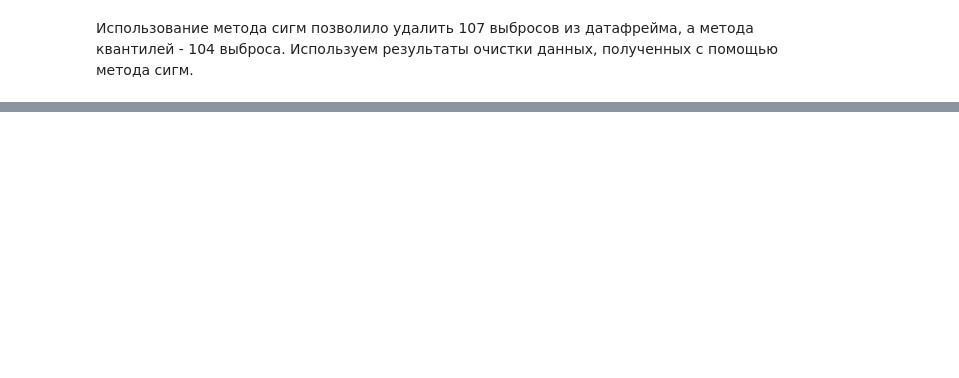
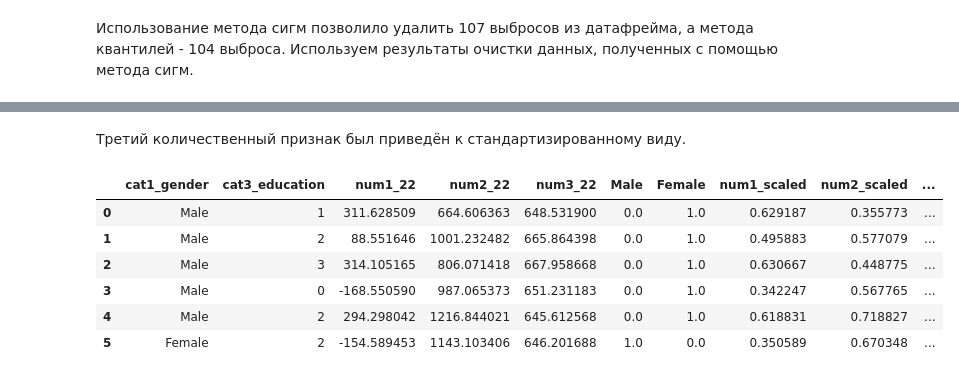
Before and after one commit to Nitrolacs/data_analysis_1_lab, a Jupyter notebook: notebooks/lab_1.ipynb, the cells around one changed output, grey strips where cells are left out. Drawn from its saved outputs; the diff is of its cells as text; code cells hidden in the pictures; blank space fills up the shorter version.

```diff
--- a/notebooks/lab_1.ipynb
+++ b/notebooks/lab_1.ipynb
@@ -255,0 +345,3 @@ dataframe = dataframe_sigma
+# %%
+dataframe[EDUCATION] = label_encoder.fit_transform(dataframe[EDUCATION])
+dataframe[EDUCATION].value_counts()
@@ -255,0 +357,19 @@ dataframe = dataframe_sigma
+# %%
+min_max_scaler = MinMaxScaler()
+scaled_values = min_max_scaler.fit_transform(dataframe[[NUM1, NUM2]])
+dataframe[["num1_scaled", "num2_scaled"]] = scaled_values
+# %% [markdown]
+Третий количественный признак был приведён к стандартизированному виду.
+# %%
+standart_scaler = StandardScaler()
+scaled_values = standart_scaler.fit_transform(dataframe[[NUM3]])
+dataframe["num3_scaled"] = scaled_values
+dataframe.head(6)
+# %% [output]
+|  | cat1_gender | cat3_education | num1_22 | num2_22 | num3_22 | Male | Female | num1_scaled | num2_scaled | ... |
+| 0 | Male | 1 | 311.628509 | 664.606363 | 648.531900 | 0.0 | 1.0 | 0.629187 | 0.355773 | ... |
+| 1 | Male | 2 | 88.551646 | 1001.232482 | 665.864398 | 0.0 | 1.0 | 0.495883 | 0.577079 | ... |
+| 2 | Male | 3 | 314.105165 | 806.071418 | 667.958668 | 0.0 | 1.0 | 0.630667 | 0.448775 | ... |
+| 3 | Male | 0 | -168.550590 | 987.065373 | 651.231183 | 0.0 | 1.0 | 0.342247 | 0.567765 | ... |
+| 4 | Male | 2 | 294.298042 | 1216.844021 | 645.612568 | 0.0 | 1.0 | 0.618831 | 0.718827 | ... |
+| 5 | Female | 2 | -154.589453 | 1143.103406 | 646.201688 | 1.0 | 0.0 | 0.350589 | 0.670348 | ... |
```
Also changed, not shown: parts of 25 cells of this notebook, 1 other file.
